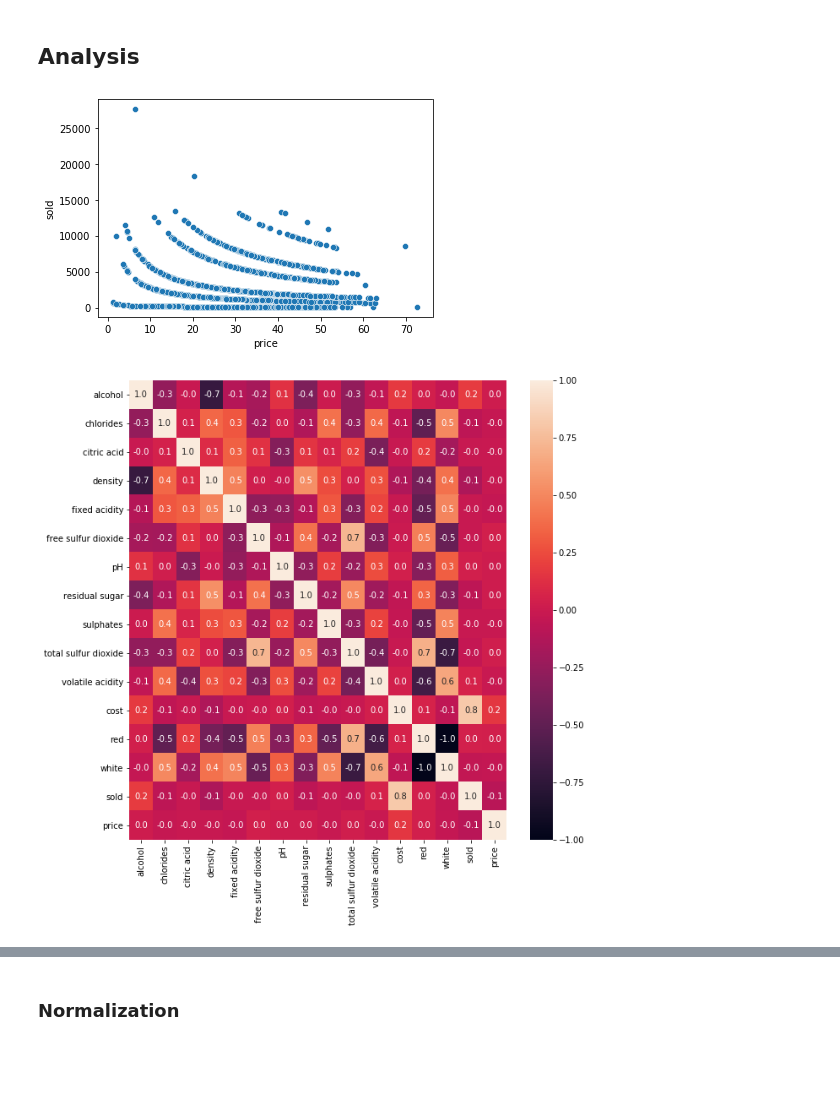
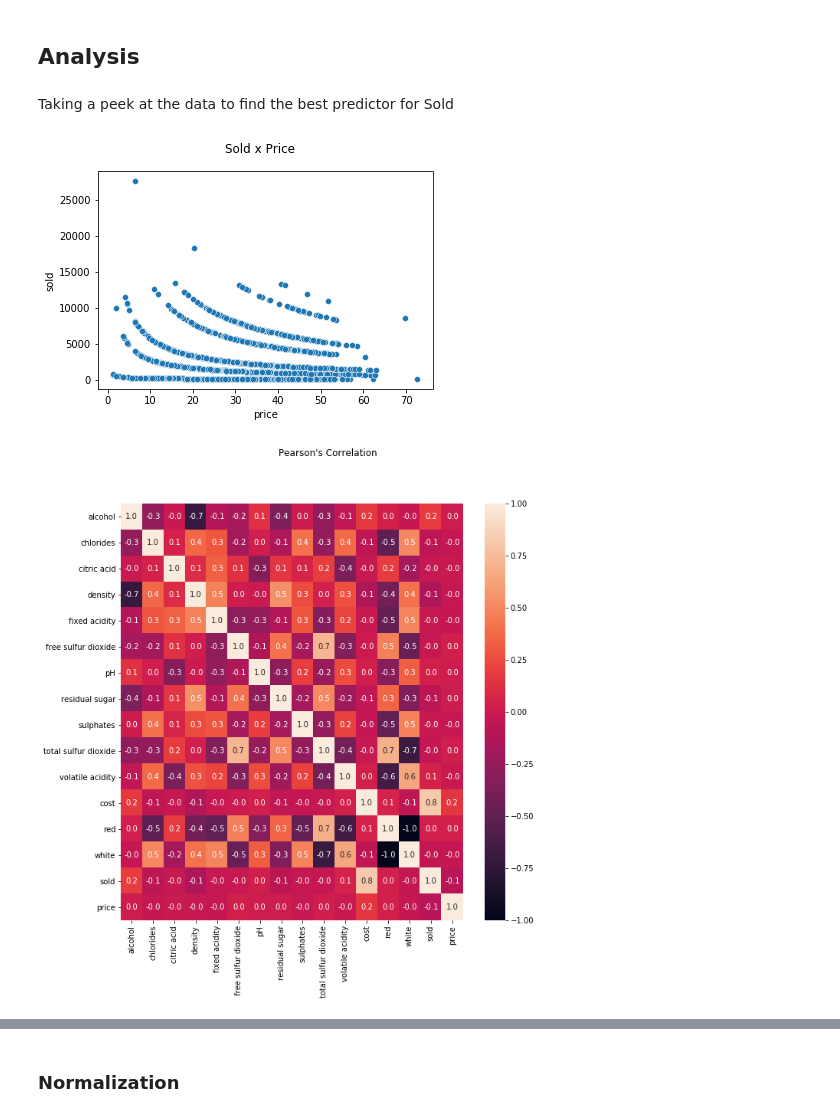
Before and after one commit to raquelcreis/wine_profit, a Jupyter notebook: notebook.ipynb, the cells around one changed output, grey strips where cells are left out. Drawn from its saved outputs; the diff is of its cells as text; code cells hidden in the pictures; blank space fills up the shorter version.

```diff
--- a/notebook.ipynb
+++ b/notebook.ipynb
@@ -73,14 +73,20 @@ cols = ['alcohol', 'chlorides', 'citric acid', 'density', 'fixed acidity',
 df = df[cols]
 # %% [markdown]
 ## Analysis
+# %% [markdown]
+Taking a peek at the data to find the best predictor for Sold
 # %%
 ax = sns.scatterplot(data= df, x = "price", y="sold")
+plt.suptitle("Sold x Price")
+plt.show()
 # %% [output]
-[figure, old version]
+[figure, new version]
 # %%
 plt.figure(figsize=(10,10))
 corr = sns.heatmap(df.corr(),annot=True,fmt = ".1f")
+plt.suptitle("Pearson's Correlation")
+plt.show()
 # %% [output]
-[figure, old version]
+[figure, new version]
 # %%
 ax = sns.scatterplot(data= df, x = "cost", y="sold")
```
Also changed, not shown: parts of 11 cells of this notebook.
